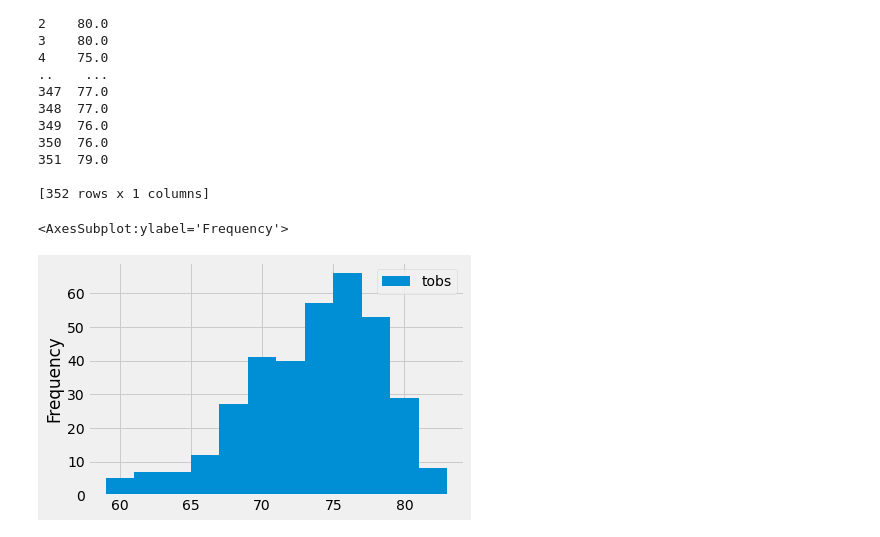
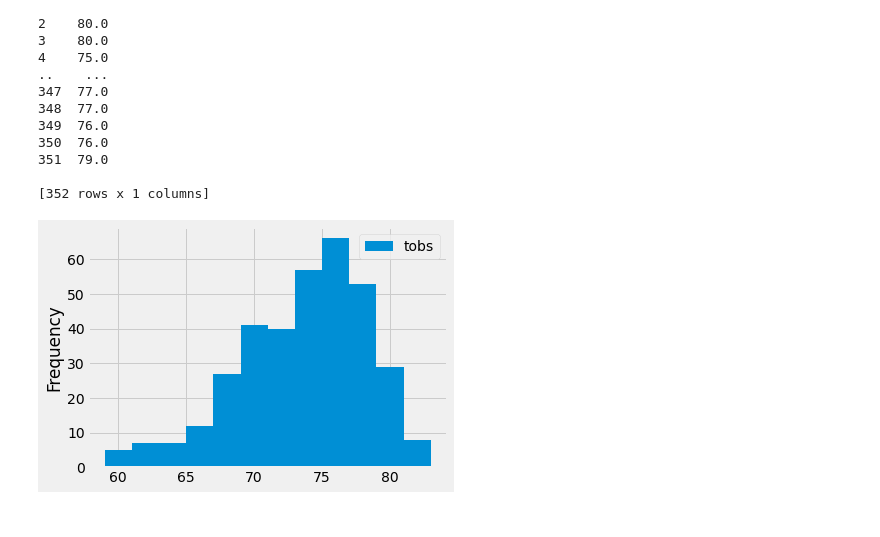
Before and after one commit to sberberian/surfs_up, a Jupyter notebook: climate_analysis.ipynb, the cells around one changed output. Drawn from its saved outputs; the diff is of its cells as text; code cells hidden in the pictures.

```diff
--- a/climate_analysis.ipynb
+++ b/climate_analysis.ipynb
@@ -212,6 +212,6 @@ print(df)
 [352 rows x 1 columns]
 # %%
 df.plot.hist(bins=12)
+plt.tight_layout()
 # %% [output]
-<AxesSubplot:ylabel='Frequency'>
-[figure, old version]
+[figure, new version]
```
Also changed, not shown: 3 other files.
